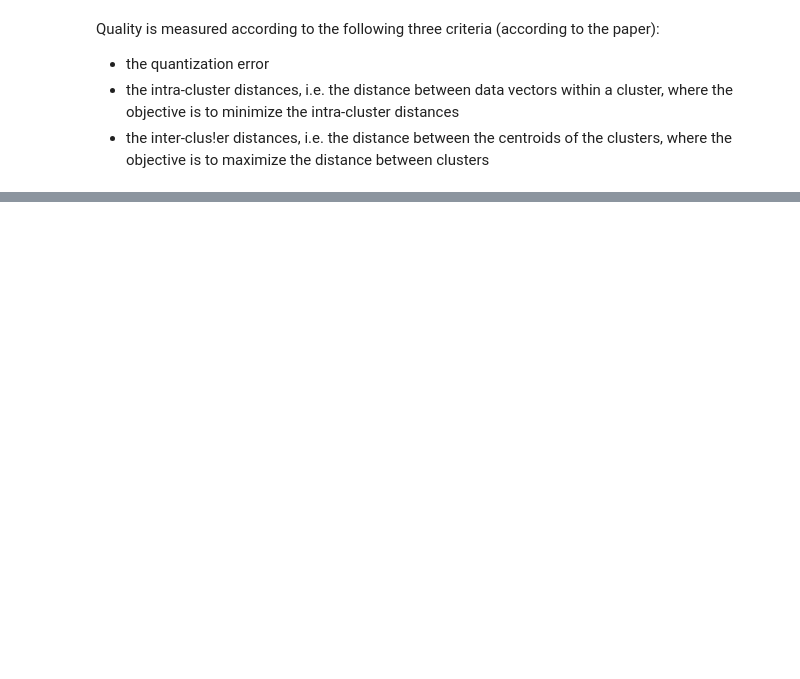
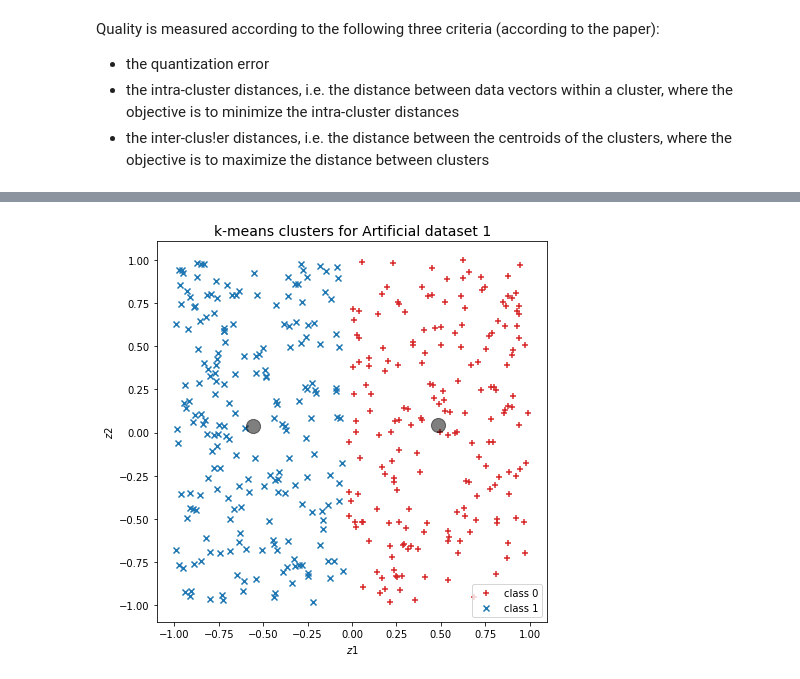
Before and after one commit to rusane/natural-computing, a Jupyter notebook: Swarm Intelligence/Exercise 3.ipynb, the cells around one changed output, grey strips where cells are left out. Drawn from its saved outputs; the diff is of its cells as text; code cells hidden in the pictures; blank space fills up the shorter version.

```diff
--- a/Swarm Intelligence/Exercise 3.ipynb
+++ b/Swarm Intelligence/Exercise 3.ipynb
@@ -39,0 +122,11 @@ Quality is measured according to the following three criteria (according to the
+# %%
+n_clusters_AD = 2
+k_means = KMeans(n_clusters = n_clusters_AD, n_init = 50)
+k_means.fit(X_AD)
+
+y_kmeans_AD = k_means.predict(X_AD)
+centers_AD = k_means.cluster_centers_
+# %%
+plot_artificial(X_AD, y_kmeans_AD, 'k-means clusters for Artificial dataset 1', centers=centers_AD)
+# %% [output]
+[figure, added]
```
Also changed, not shown: parts of 23 cells of this notebook.
